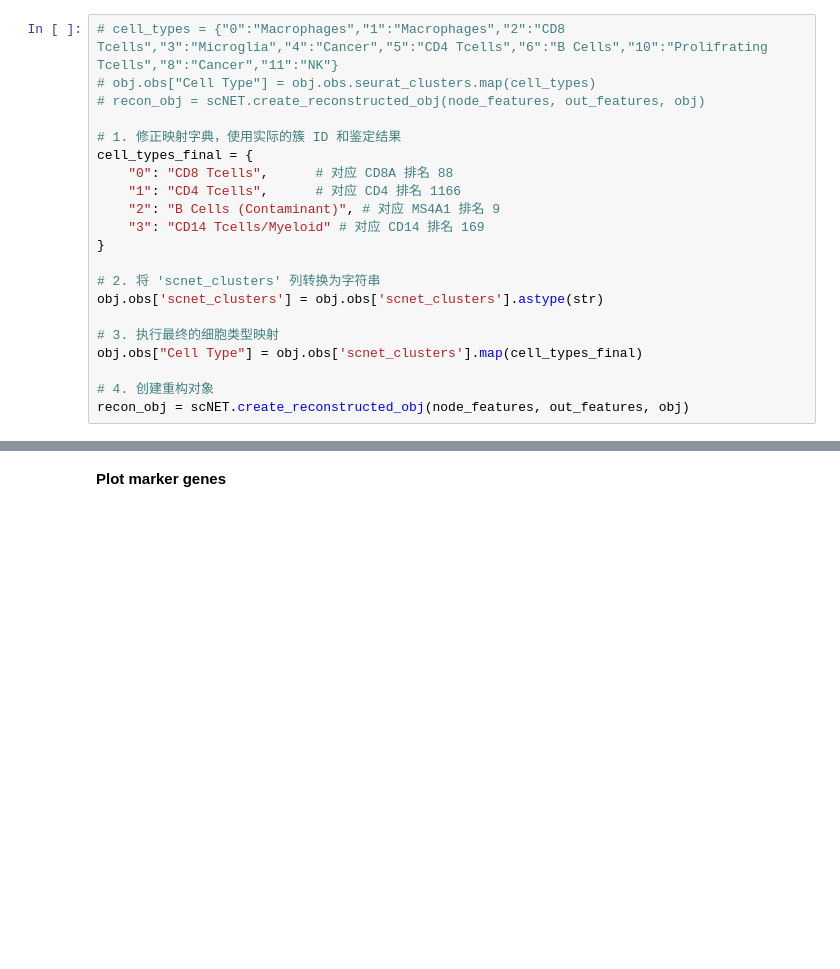
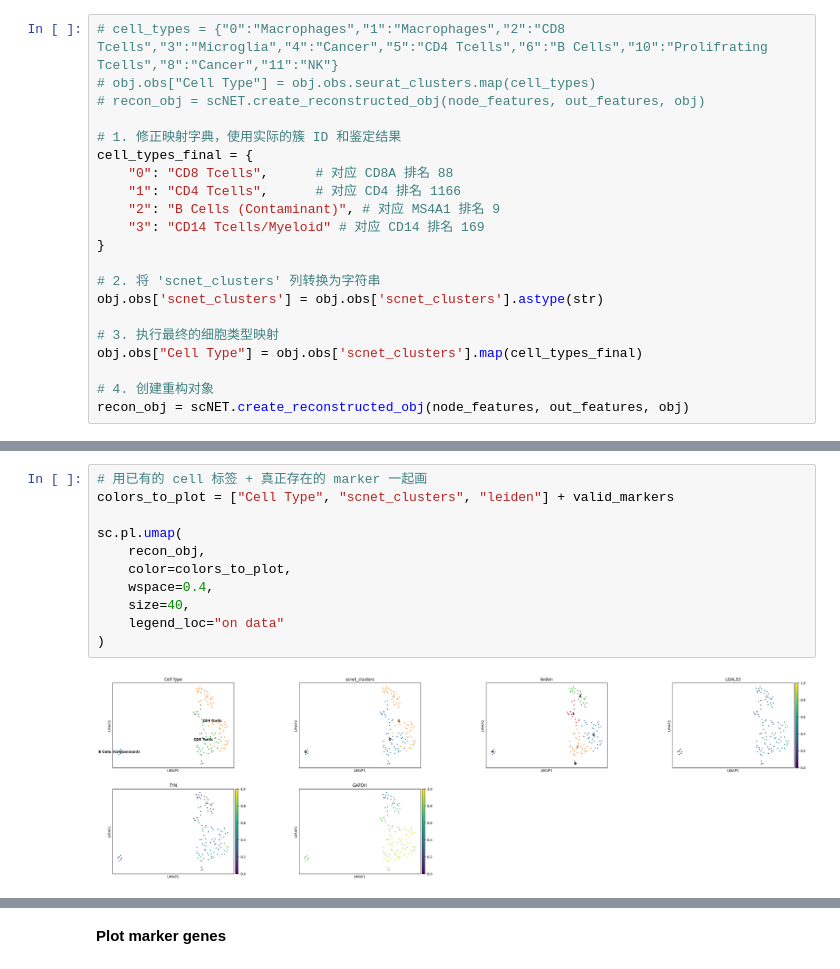
Before and after one commit to Lissiu/scNET, a Jupyter notebook: ““scNET_protein_2024.ipynb, the cells around one changed output, grey strips where cells are left out. Saved outputs shown, nothing was run; the diff lists cells and outputs as text; blank space fills up the shorter version.

```diff
--- a/““scNET_protein_2024.ipynb
+++ b/““scNET_protein_2024.ipynb
@@ -686,0 +799,13 @@ recon_obj = scNET.create_reconstructed_obj(node_features, out_features, obj)
+# %%
+# 用已有的 cell 标签 + 真正存在的 marker 一起画
+colors_to_plot = ["Cell Type", "scnet_clusters", "leiden"] + valid_markers
+
+sc.pl.umap(
+    recon_obj,
+    color=colors_to_plot,
+    wspace=0.4,
+    size=40,
+    legend_loc="on data"
+)
+# %% [output]
+[figure, added]
```
Also changed, not shown: parts of 9 cells of this notebook.
